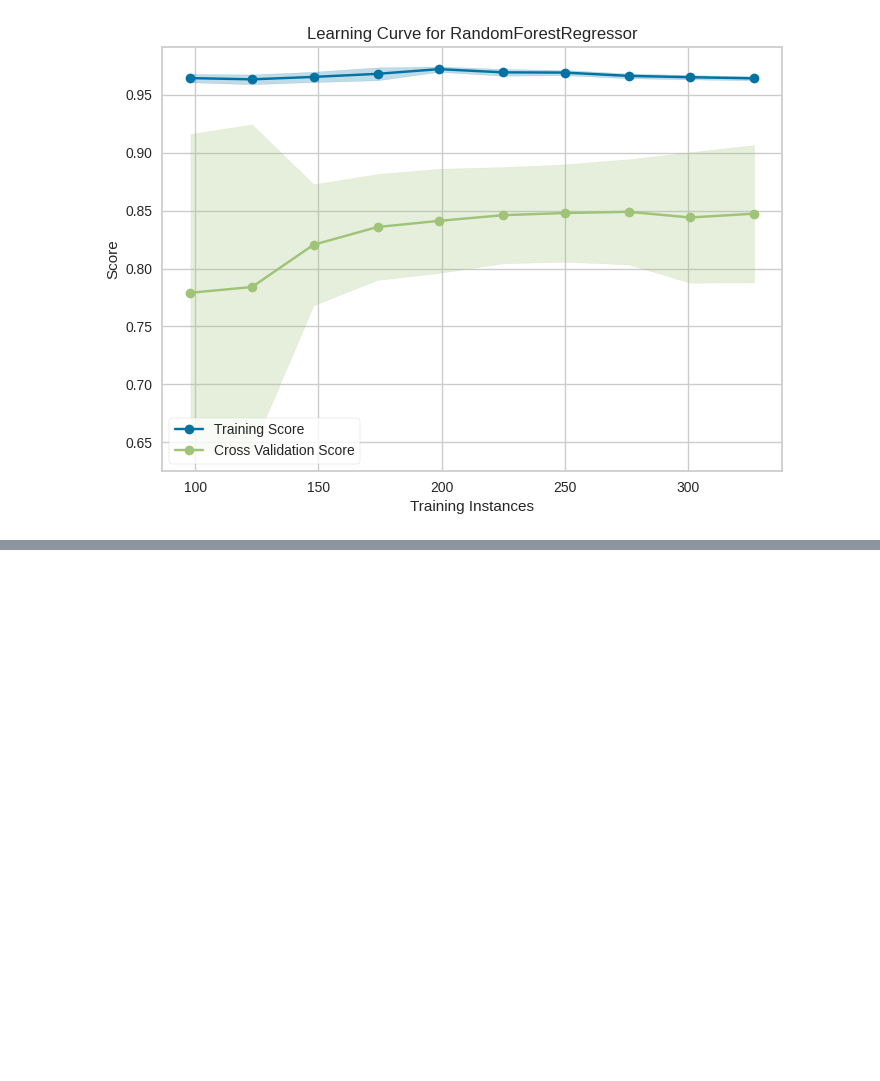
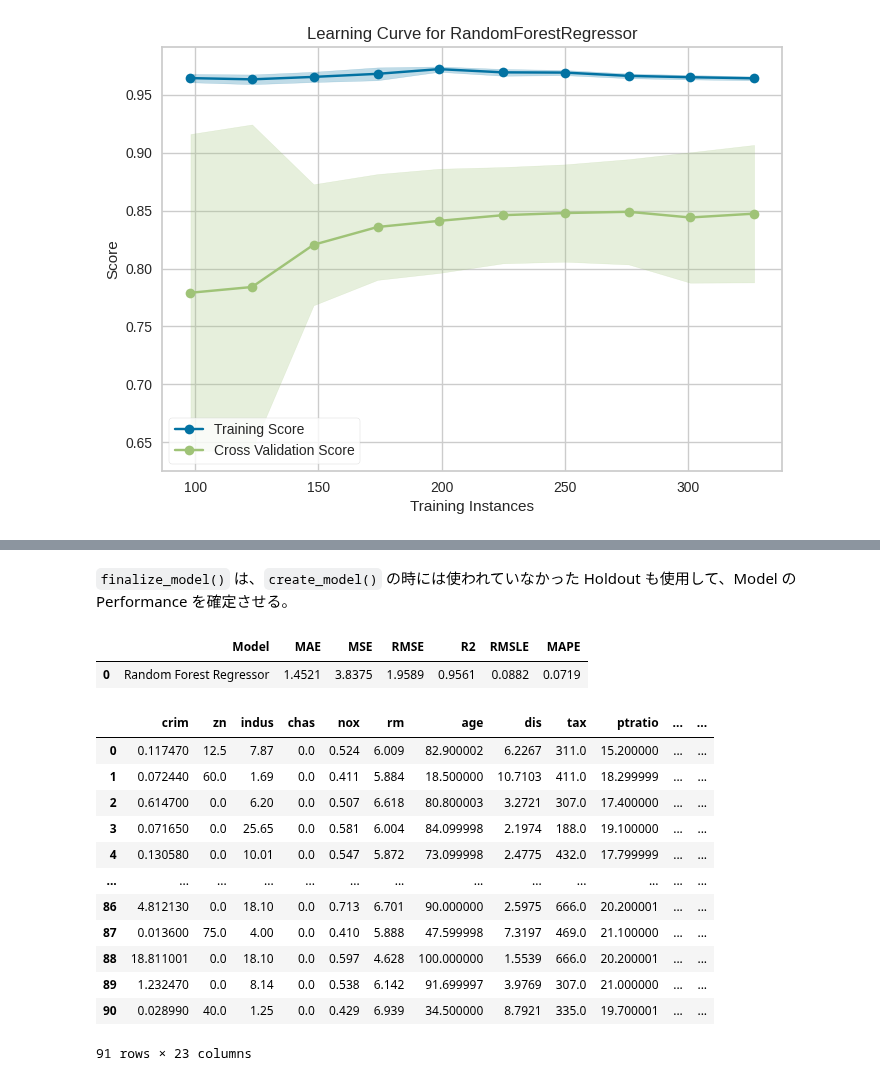
Before and after one commit to 1024xx4/ai_model_building_100, a Jupyter notebook: section09/section09.ipynb, the cells around one changed output, grey strips where cells are left out. Drawn from its saved outputs; the diff is of its cells as text; code cells hidden in the pictures; blank space fills up the shorter version.

```diff
--- a/section09/section09.ipynb
+++ b/section09/section09.ipynb
@@ -277,0 +292,21 @@ plot_model(tuned_rf, 'learning')
+# %% [markdown]
+`finalize_model()` は、`create_model()` の時には使われていなかった Holdout も使用して、Model の Performance を確定させる。
+# %%
+# 確定 Model で推論
+predict_model(final_rf)  # 推論を実行。Test Data を使って推論され、評価指数が表示される。
+# %% [output]
+|  | Model | MAE | MSE | RMSE | R2 | RMSLE | MAPE |
+| 0 | Random Forest Regressor | 1.4521 | 3.8375 | 1.9589 | 0.9561 | 0.0882 | 0.0719 |
+|  | crim | zn | indus | chas | nox | rm | age | dis | tax | ptratio | ... | ... |
+| 0 | 0.117470 | 12.5 | 7.87 | 0.0 | 0.524 | 6.009 | 82.900002 | 6.2267 | 311.0 | 15.200000 | ... | ... |
+| 1 | 0.072440 | 60.0 | 1.69 | 0.0 | 0.411 | 5.884 | 18.500000 | 10.7103 | 411.0 | 18.299999 | ... | ... |
+| 2 | 0.614700 | 0.0 | 6.20 | 0.0 | 0.507 | 6.618 | 80.800003 | 3.2721 | 307.0 | 17.400000 | ... | ... |
+| 3 | 0.071650 | 0.0 | 25.65 | 0.0 | 0.581 | 6.004 | 84.099998 | 2.1974 | 188.0 | 19.100000 | ... | ... |
+| 4 | 0.130580 | 0.0 | 10.01 | 0.0 | 0.547 | 5.872 | 73.099998 | 2.4775 | 432.0 | 17.799999 | ... | ... |
+| ... | ... | ... | ... | ... | ... | ... | ... | ... | ... | ... | ... | ... |
+| 86 | 4.812130 | 0.0 | 18.10 | 0.0 | 0.713 | 6.701 | 90.000000 | 2.5975 | 666.0 | 20.200001 | ... | ... |
+| 87 | 0.013600 | 75.0 | 4.00 | 0.0 | 0.410 | 5.888 | 47.599998 | 7.3197 | 469.0 | 21.100000 | ... | ... |
+| 88 | 18.811001 | 0.0 | 18.10 | 0.0 | 0.597 | 4.628 | 100.000000 | 1.5539 | 666.0 | 20.200001 | ... | ... |
+| 89 | 1.232470 | 0.0 | 8.14 | 0.0 | 0.538 | 6.142 | 91.699997 | 3.9769 | 307.0 | 21.000000 | ... | ... |
+| 90 | 0.028990 | 40.0 | 1.25 | 0.0 | 0.429 | 6.939 | 34.500000 | 8.7921 | 335.0 | 19.700001 | ... | ... |
+91 rows × 23 columns
```
Also changed, not shown: parts of 7 cells of this notebook, 1 other file.
